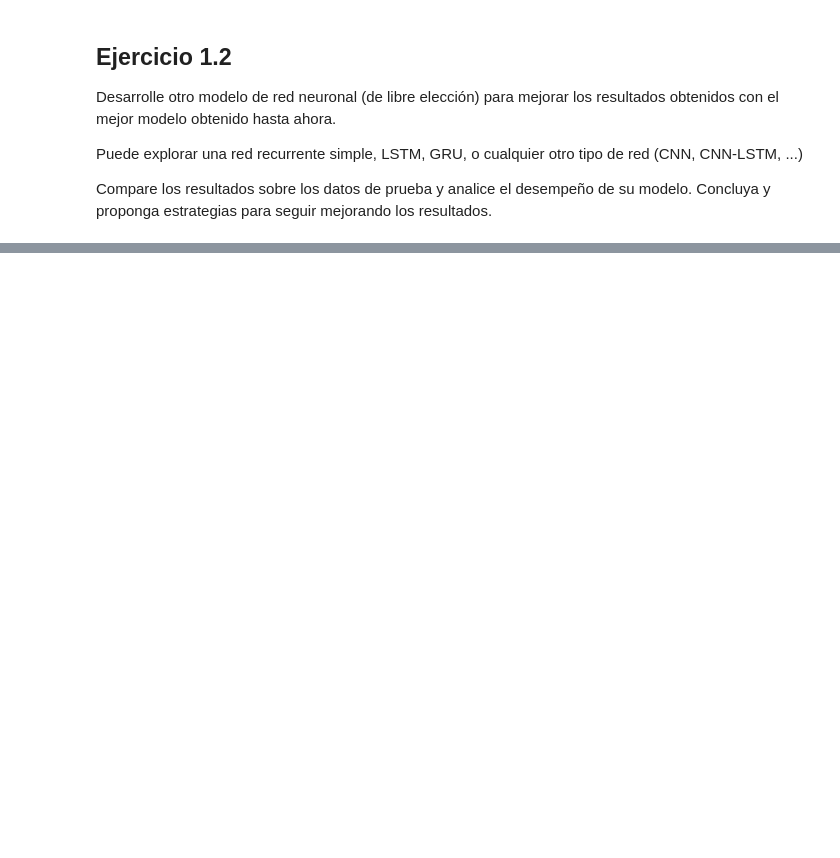
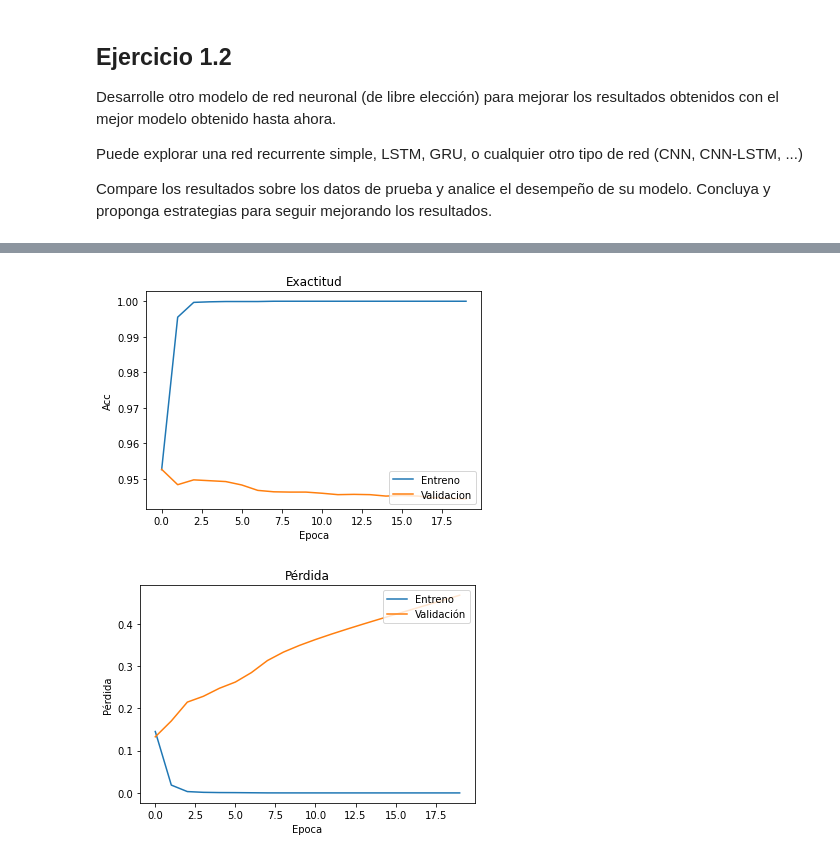
Before and after one commit to diegojeda/Modelos-Avanzados-2, a Jupyter notebook: Semana 8/Semana8_RedNeuronalRecurrente_LSTMBidireccional_Actividad.ipynb, the cells around one changed output, grey strips where cells are left out. Saved outputs shown, nothing was run; the diff lists cells and outputs as text; code cells hidden in the pictures; blank space fills up the shorter version.

```diff
--- a/Semana 8/Semana8_RedNeuronalRecurrente_LSTMBidireccional_Actividad.ipynb
+++ b/Semana 8/Semana8_RedNeuronalRecurrente_LSTMBidireccional_Actividad.ipynb
@@ -630,0 +1067,17 @@ Compare los resultados sobre los datos de prueba y analice el desempeño de su m
+# %%
+# Input con secuencias de enteros con longitud variable
+inputs = keras.Input(shape=(None,), dtype="int32")
+
+# Conseguimos la representación vectorial (embedding) de cada entero en un vector 128-dimensional
+x = layers.Embedding(max_features, 128)(inputs)
+
+# Añadimos 2 unidades GRU unidireccionales
+x = layers.GRU(64, return_sequences=True)(x)
+x = layers.GRU(64)(x)
+
+# Añadimos un clasificador binario en la salida
+outputs = layers.Dense(1, activation="sigmoid")(x)
+
+# Gaurdamos la arquitectura del modelo
+model_GRU_uni_Opt = keras.Model(inputs, outputs)
+model_GRU_uni_Opt.summary()
@@ -630,0 +1169,21 @@ Compare los resultados sobre los datos de prueba y analice el desempeño de su m
+# %%
+plt.figure(1)
+plt.plot(history.history['accuracy'])
+plt.plot(history.history['val_accuracy'])
+plt.title('Exactitud')
+plt.ylabel('Acc')
+plt.xlabel('Epoca')
+plt.legend(['Entreno', 'Validacion'], loc='lower right')
+plt.show()
+
+plt.figure(1)
+plt.plot(history.history['loss'])
+plt.plot(history.history['val_loss'])
+plt.title('Pérdida')
+plt.ylabel('Pérdida')
+plt.xlabel('Epoca')
+plt.legend(['Entreno', 'Validación'], loc='upper right')
+plt.show()
+# %% [output]
+[figure, added]
+[figure, added]
```
Also changed, not shown: parts of 45 cells of this notebook, 11 other files.
